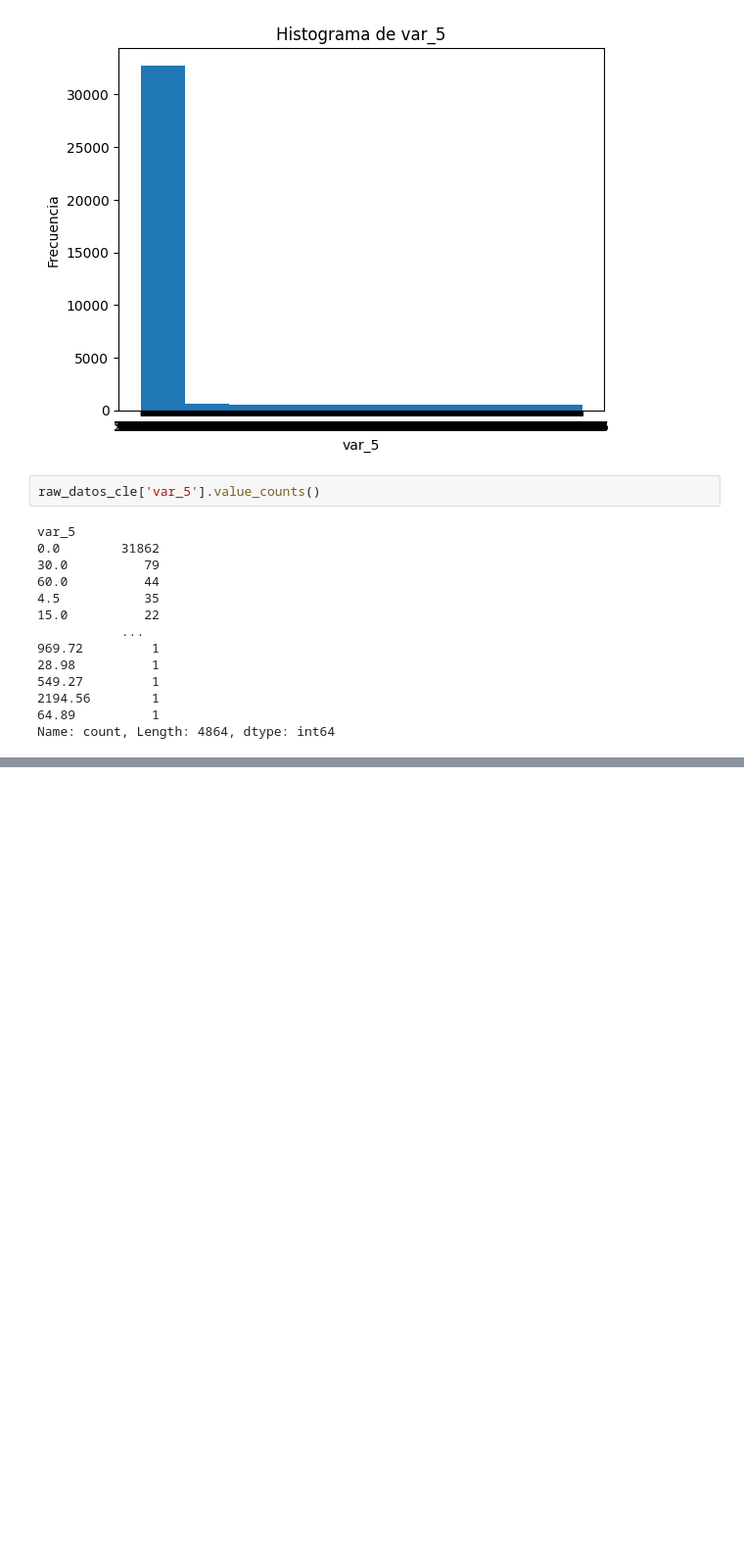
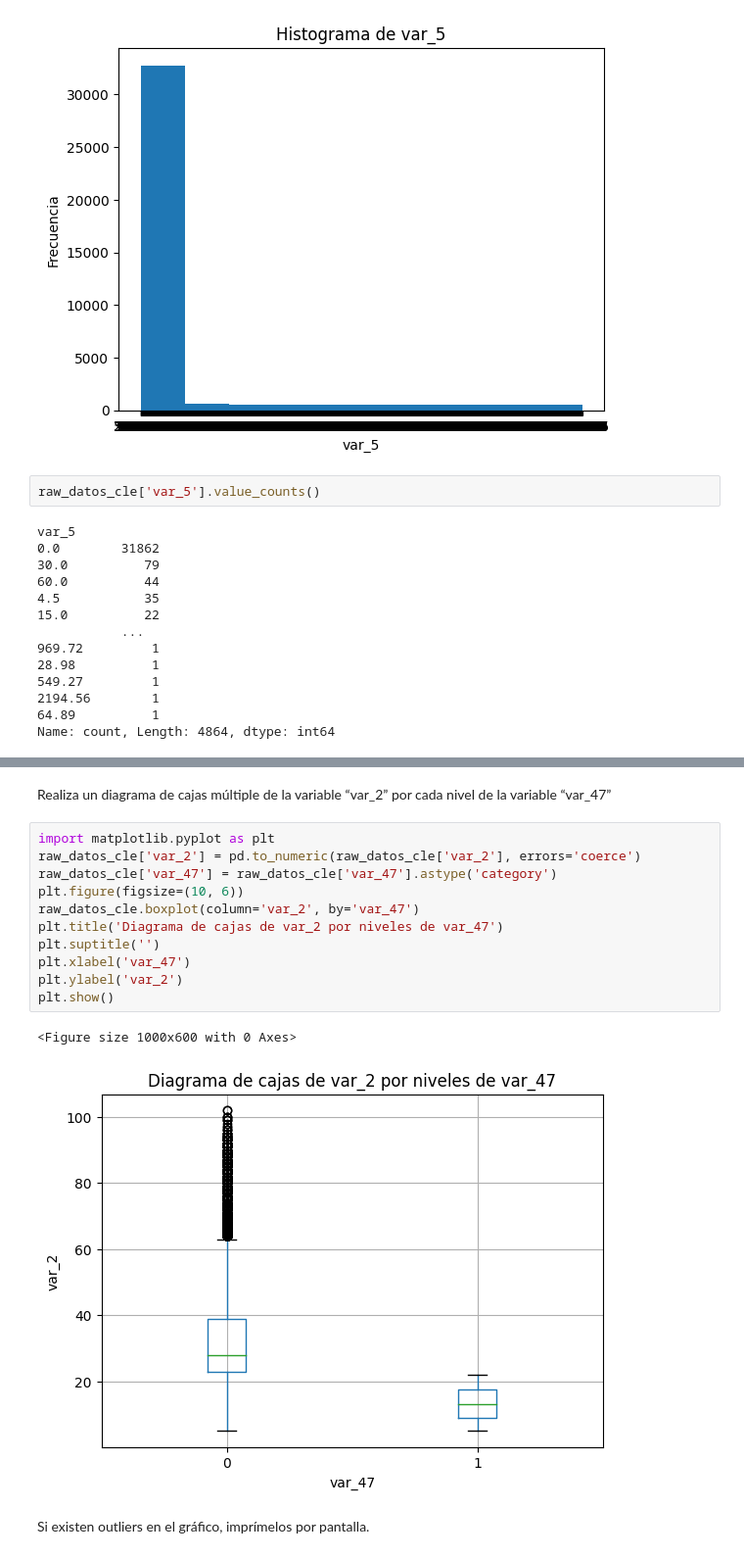
Before and after one commit to Antoniogitntg/prueba2025, a Jupyter notebook: prueba.ipynb, the cells around one changed output, grey strips where cells are left out. Shown at 98% size. Drawn from its saved outputs; the diff is of its cells as text; blank space fills up the shorter version.

```diff
--- a/prueba.ipynb
+++ b/prueba.ipynb
@@ -179,0 +210,18 @@ memory usage: 120.6 MB
+# %% [markdown]
+ Realiza un diagrama de cajas múltiple de la variable “var_2” por cada nivel de la variable “var_47”
+# %%
+import matplotlib.pyplot as plt
+raw_datos_cle['var_2'] = pd.to_numeric(raw_datos_cle['var_2'], errors='coerce')
+raw_datos_cle['var_47'] = raw_datos_cle['var_47'].astype('category')
+plt.figure(figsize=(10, 6))
+raw_datos_cle.boxplot(column='var_2', by='var_47')
+plt.title('Diagrama de cajas de var_2 por niveles de var_47')
+plt.suptitle('')
+plt.xlabel('var_47')
+plt.ylabel('var_2')
+plt.show()
+# %% [output]
+<Figure size 1000x600 with 0 Axes>
+[figure, added]
+# %% [markdown]
+Si existen outliers en el gráfico, imprímelos por pantalla.
```
Also changed, not shown: parts of 7 cells of this notebook.
